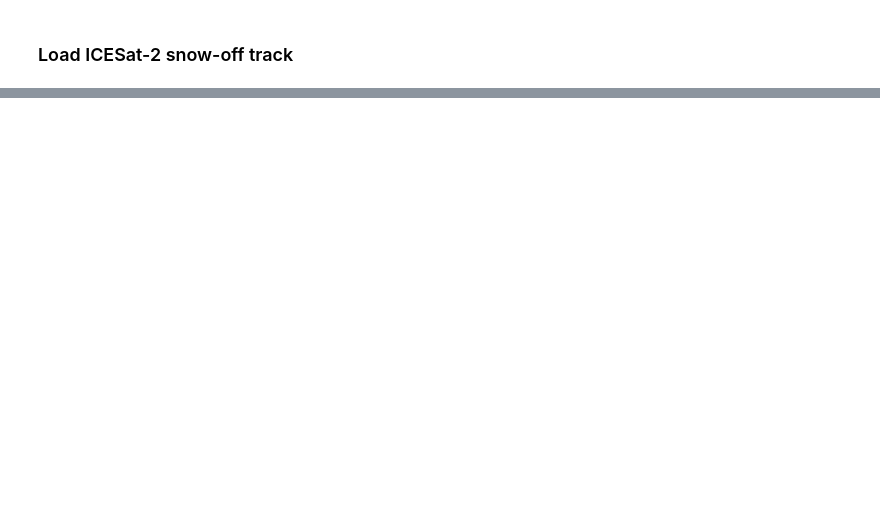
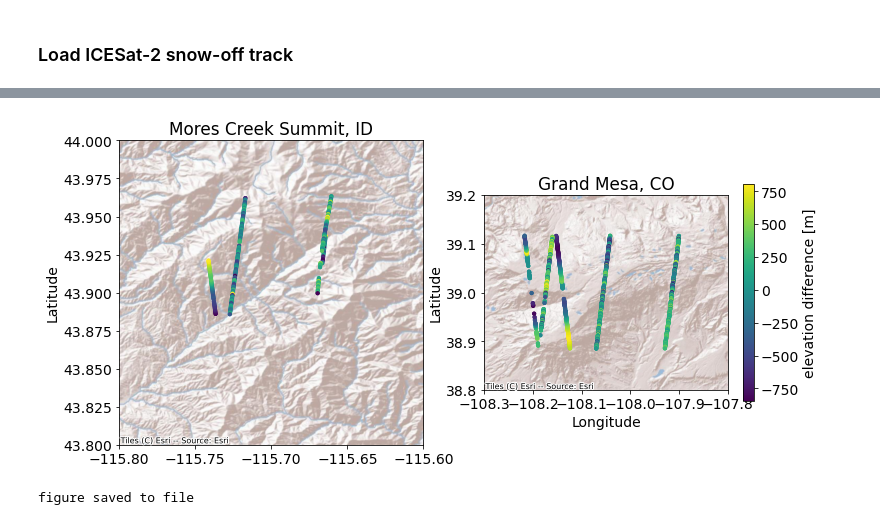
Before and after one commit to ICESAT-2HackWeek/2022-snow-dem-large, a Jupyter notebook: notebooks/SRTM_GEE.ipynb, the cells around one changed output, grey strips where cells are left out. Saved outputs shown, nothing was run; the diff lists cells and outputs as text; code cells hidden in the pictures; blank space fills up the shorter version.

Commit message:
SRTM map view

```diff
--- a/notebooks/SRTM_GEE.ipynb
+++ b/notebooks/SRTM_GEE.ipynb
@@ -159,17 +166,20 @@ print('figure saved to file')
 file_names = sorted(os.listdir(data_path))
 
 # create figure
-fig2, (axA, axB) = plt.subplots(2, 1, figsize=(12, 10))
+fig2, (axA, axB) = plt.subplots(1, 2, figsize=(12, 10))
+plt.rcParams.update({'font.size': 14, 'font.serif': 'Arial'})
 # Grand Mesa, CO
-axA.set_ylabel('[m]')
+axA.set_ylabel('Latitude')
 axA.set_xlim(-115.8, -115.6)
-axA.grid()
+axA.set_ylim(43.8, 44)
+axA.set_title('Mores Creek Summit, ID')
 # Mores Creek Summit, ID
 # axB.set_xlabel('Longitude')
-axB.set_ylabel('[m]')
+axB.set_ylabel('Latitude')
 axB.set_xlabel('Longitude')
-axB.set_xlim(-108.2, -108)
-axB.grid()
+axB.set_xlim(-108.3, -107.8)
+axB.set_ylim(38.8, 39.2)
+axB.set_title('Grand Mesa, CO')
 # line plotting colormap
 colors = plt.cm.PuOr(np.linspace(0,1,len(file_names)+1))
 
@@ -217,43 +227,53 @@ for file_name in file_names:
             # calculate elevation difference
             diff = is2_gdf['h_te_best_fit'] - SRTM_sample_gdf['elevation']
 
-            # plot "snow depth" (subtracting difference)
-            axA.plot(is2_gdf['lon'], diff - snow_off_diff, label=date, color=colors[count])
-            axB.plot(is2_gdf['lon'], diff - snow_off_diff, label=date, color=colors[count])
+            # plot elevation difference
+            axA.scatter(is2_gdf['lon'], is2_gdf['lat'], s= 10, c = diff, cmap=plt.cm.viridis)
+            axB.scatter(is2_gdf['lon'], is2_gdf['lat'], s= 10, c = diff, cmap=plt.cm.viridis)
 
         if 'gt2r' in f:
 
             is2_gt2r = pd.DataFrame(data={'lat': f['gt2l/land_segments/latitude'][:],
                                       'lon': f['gt2l/land_segments/longitude'][:],
                                       'h_te_best_fit': f['gt2l/land_segments/terrain/h_te_best_fit'][:]})
 
             # convert is2 to a geodataframe
             is2_gdf = gpd.GeoDataFrame(is2_gt2r, geometry=gpd.points_from_xy(is2_gt2l.lon, is2_gt2l.lat), crs='epsg:7661')
             # convert is2 gdf to ee.FeatureCollection
             is2_ee = feature2ee(is2_gdf)
             # sample SRTM elevation at ICESat-2 coordinates
             # SRTM1
             SRTM1_sample = ee.FeatureCollection(SRTM1.sample(is2_ee))
             SRTM1_sample_gdf = geemap.ee_to_geopandas(SRTM1_sample, selectors=['elevation'])
             SRTM1_sample_gdf['lon'] = is2_gdf['lon']
             SRTM1_sample_gdf['lat'] = is2_gdf['lat']
             # SRTM2
             SRTM2_sample = ee.FeatureCollection(SRTM2.sample(is2_ee))
             SRTM2_sample_gdf = geemap.ee_to_geopandas(SRTM2_sample, selectors=['elevation'])
             SRTM2_sample_gdf['lon'] = is2_gdf['lon']
             SRTM2_sample_gdf['lat'] = is2_gdf['lat']
              # determine which one applies
             if 'elevation' in SRTM1_sample_gdf.columns:
                 SRTM_sample_gdf = SRTM1_sample_gdf
             elif 'elevation' in SRTM2_sample_gdf.columns:
                 SRTM_sample_gdf = SRTM2_sample_gdf
 
             # calculate elevation difference
             diff = is2_gdf['h_te_best_fit'] - SRTM_sample_gdf['elevation']
 
-            # plot "snow depth" (subtracting difference)
-            axA.plot(is2_gdf['lon'], diff - snow_off_diff, color=colors[count])
-            axB.plot(is2_gdf['lon'], diff - snow_off_diff, label=date[0:4]+'-'+date[5:6]+'-'+date[7:8], color=colors[count])
+            # plot elevation difference
+            axA.scatter(is2_gdf['lon'], is2_gdf['lat'], s=10, c = diff, cmap=plt.cm.viridis)
+            points = axB.scatter(is2_gdf['lon'], is2_gdf['lat'], s=10, c = diff, cmap=plt.cm.viridis)
 
-axB.legend(bbox_to_anchor=(1.25, 1.8))
+# axB.legend(bbox_to_anchor=(1.25, 1.8))
+ctx.add_basemap(ax=axA, crs=is2_gdf.crs, source=ctx.providers.Esri.WorldShadedRelief)
+ctx.add_basemap(ax=axB, crs=is2_gdf.crs, source=ctx.providers.Esri.WorldShadedRelief)
+fig.colorbar(points, ax=axB, label='elevation difference [m]', shrink=0.4)
 plt.show()
+
+# save figure
+fig.savefig('../figures/SRTM_elev_diff.png')
+print('figure saved to file')
+# %% [output]
+[figure, added]
+figure saved to file
```
Also changed, not shown: parts of 8 cells of this notebook, 1 other file.
